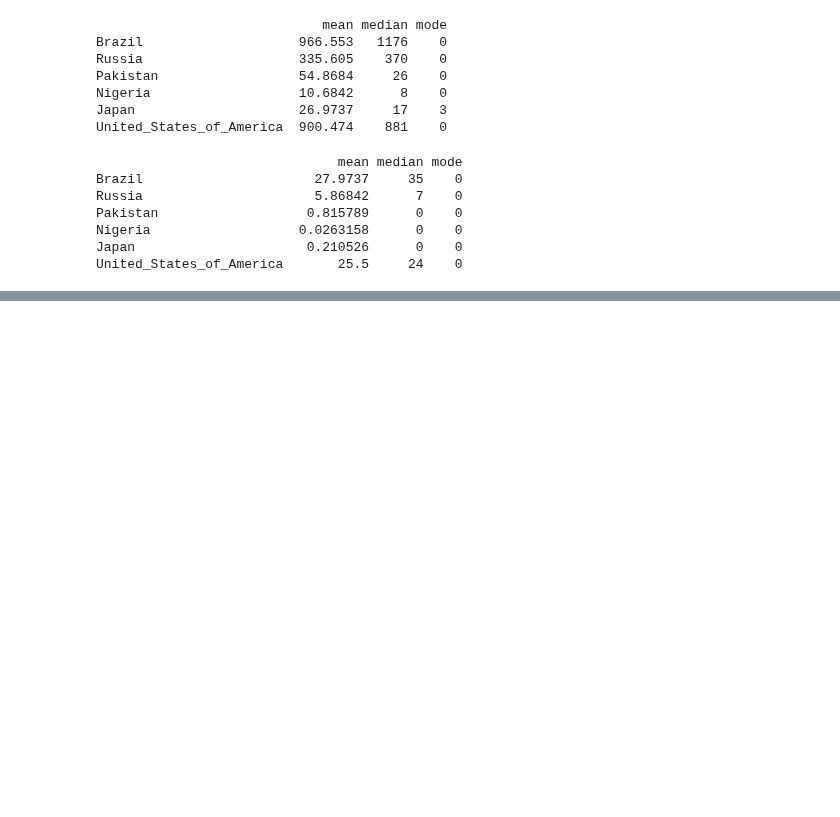
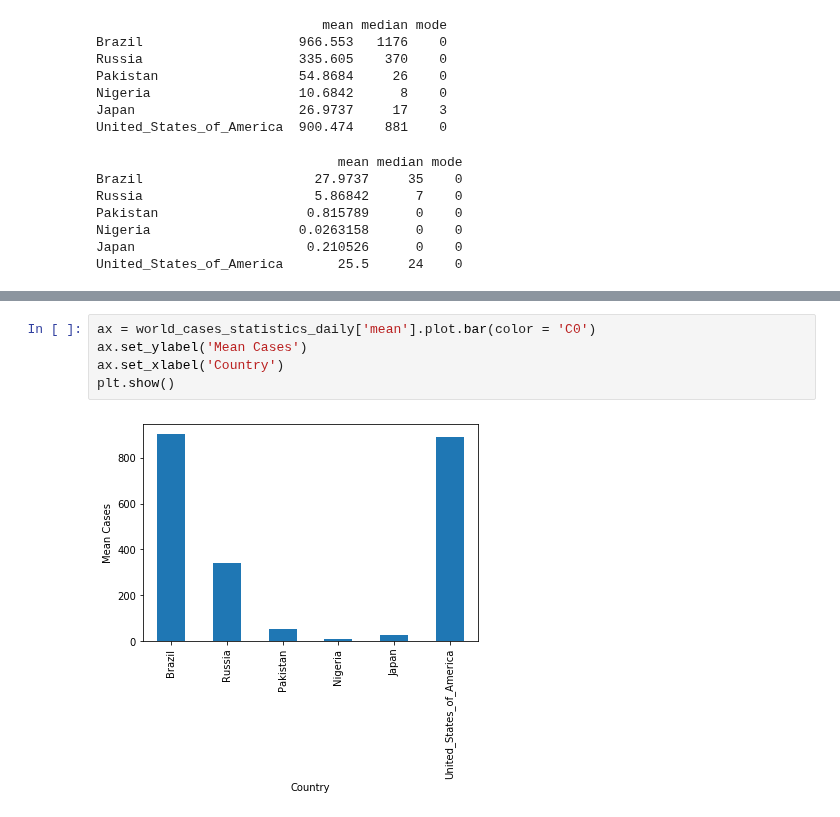
Before and after one commit to UNCG-CSE/COVID-Team-1, a Jupyter notebook: src/stage_2_group.ipynb, the cells around one changed output, grey strips where cells are left out. Cells and saved outputs as stored; diff of their text form; blank space fills up the shorter version.

```diff
--- a/src/stage_2_group.ipynb
+++ b/src/stage_2_group.ipynb
@@ -288,0 +515,7 @@ United_States_of_America       25.5     24    0
+# %%
+ax = world_cases_statistics_daily['mean'].plot.bar(color = 'C0')
+ax.set_ylabel('Mean Cases')
+ax.set_xlabel('Country')
+plt.show()
+# %% [output]
+[figure, added]
```
Also changed, not shown: parts of 21 cells of this notebook, 1 other file.
